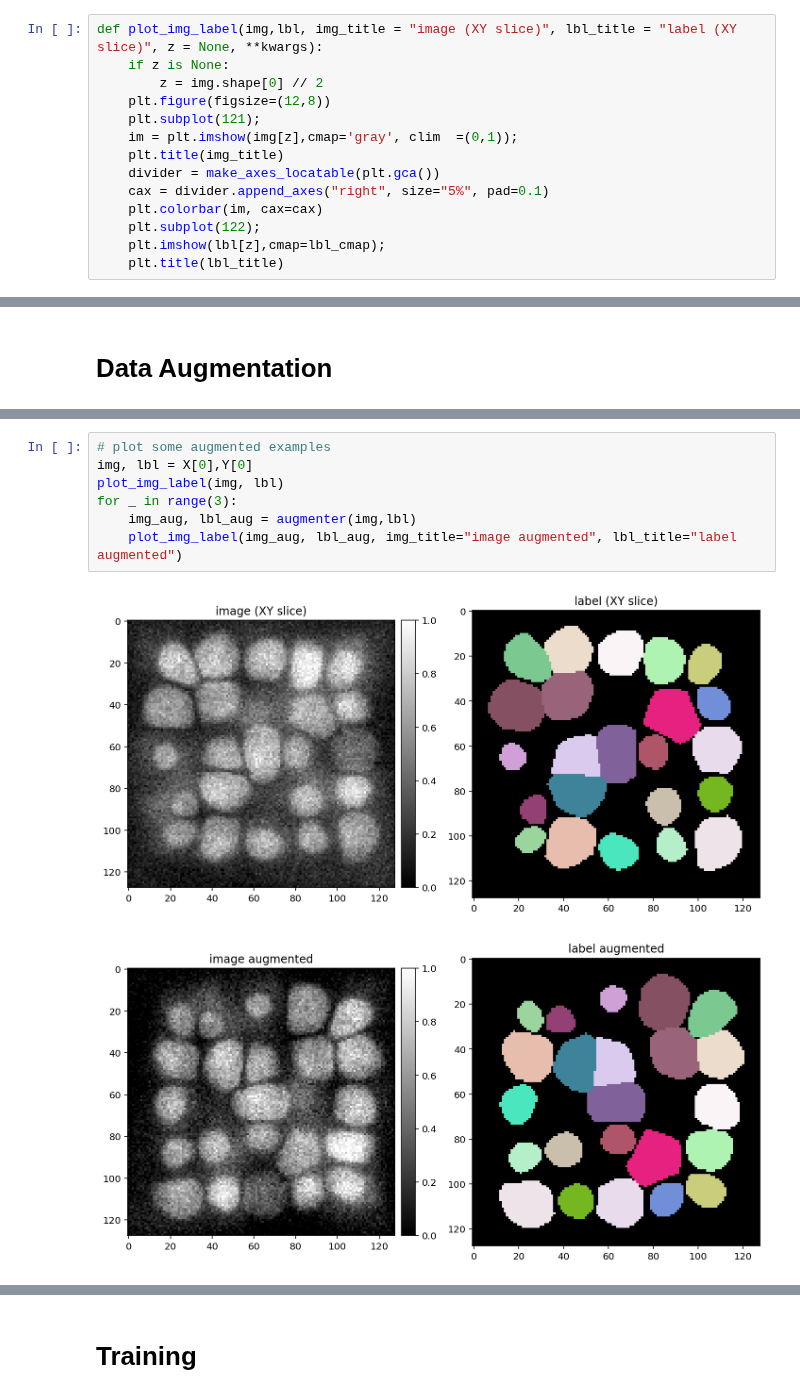
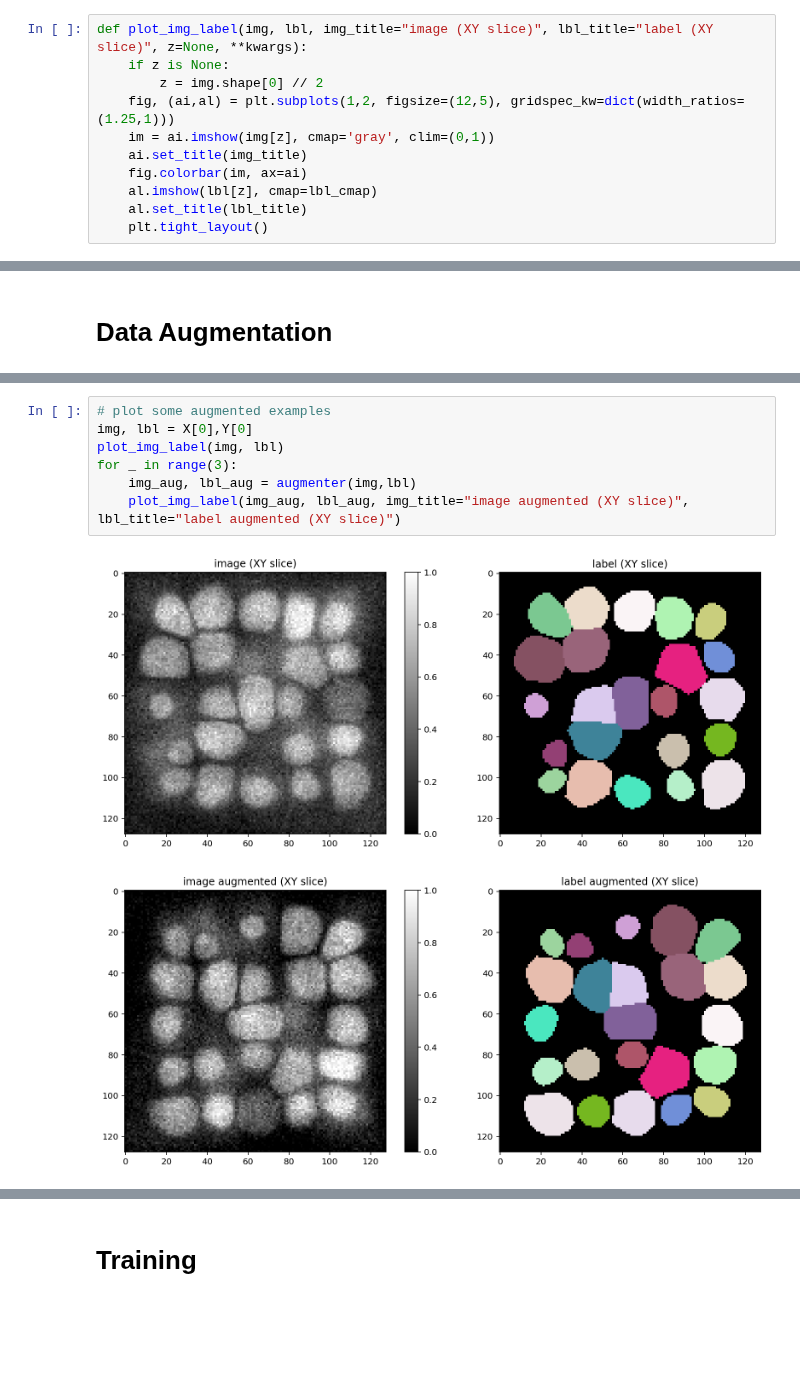
Before and after one commit to stardist/stardist, a Jupyter notebook: examples/3D/2_training.ipynb, the cells around one changed output, grey strips where cells are left out. Cells and saved outputs as stored; diff of their text form; blank space fills up the shorter version.

```diff
--- a/examples/3D/2_training.ipynb
+++ b/examples/3D/2_training.ipynb
@@ -69,19 +68,16 @@ number of images:  27
 # %% [markdown]
 Training data consists of pairs of input image and label instances.
 # %%
-def plot_img_label(img,lbl, img_title = "image (XY slice)", lbl_title = "label (XY slice)", z = None, **kwargs):
+def plot_img_label(img, lbl, img_title="image (XY slice)", lbl_title="label (XY slice)", z=None, **kwargs):
     if z is None:
         z = img.shape[0] // 2
-    plt.figure(figsize=(12,8))
-    plt.subplot(121);
-    im = plt.imshow(img[z],cmap='gray', clim  =(0,1));
-    plt.title(img_title)
-    divider = make_axes_locatable(plt.gca())
-    cax = divider.append_axes("right", size="5%", pad=0.1)
-    plt.colorbar(im, cax=cax)
-    plt.subplot(122);
-    plt.imshow(lbl[z],cmap=lbl_cmap);
-    plt.title(lbl_title)
+    fig, (ai,al) = plt.subplots(1,2, figsize=(12,5), gridspec_kw=dict(width_ratios=(1.25,1)))
+    im = ai.imshow(img[z], cmap='gray', clim=(0,1))
+    ai.set_title(img_title)
+    fig.colorbar(im, ax=ai)
+    al.imshow(lbl[z], cmap=lbl_cmap)
+    al.set_title(lbl_title)
+    plt.tight_layout()
 # %%
 i = 0
 img, lbl = X[i], Y[i]
@@ -224,10 +221,10 @@ def augmenter(x, y):
 # %%
 # plot some augmented examples
 img, lbl = X[0],Y[0]
 plot_img_label(img, lbl)
 for _ in range(3):
     img_aug, lbl_aug = augmenter(img,lbl)
-    plot_img_label(img_aug, lbl_aug, img_title="image augmented", lbl_title="label augmented")
+    plot_img_label(img_aug, lbl_aug, img_title="image augmented (XY slice)", lbl_title="label augmented (XY slice)")
 # %% [output]
-[figure, old version]
+[figure, new version]
-[figure, old version]
+[figure, new version]
```
Also changed, not shown: parts of 12 cells of this notebook, 1 other file.
